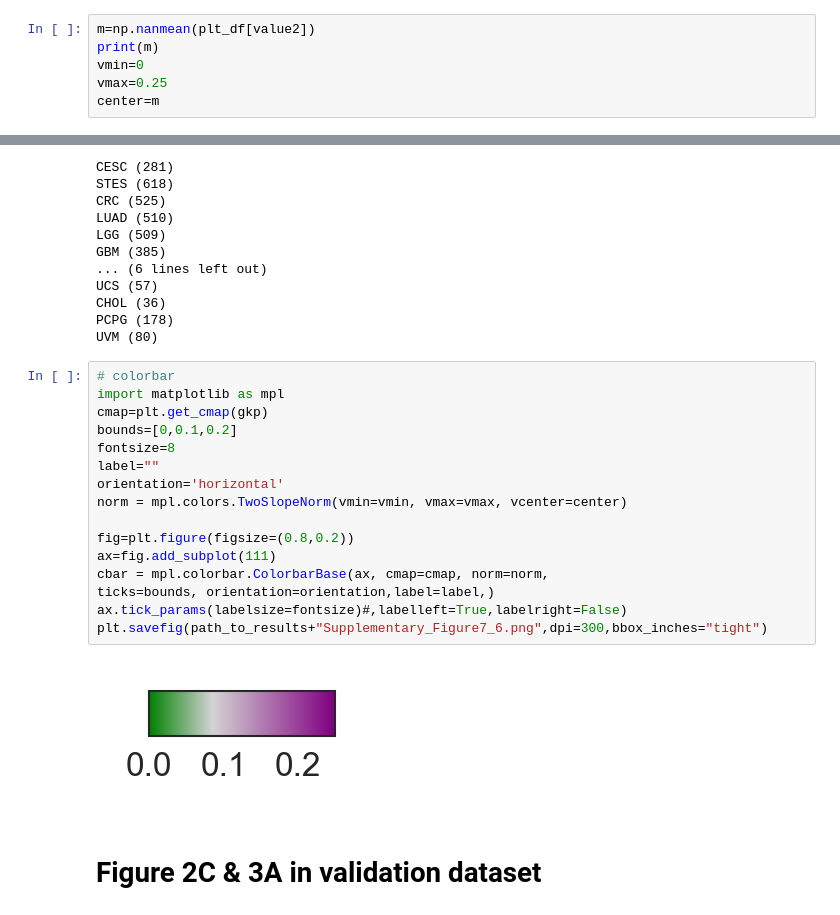
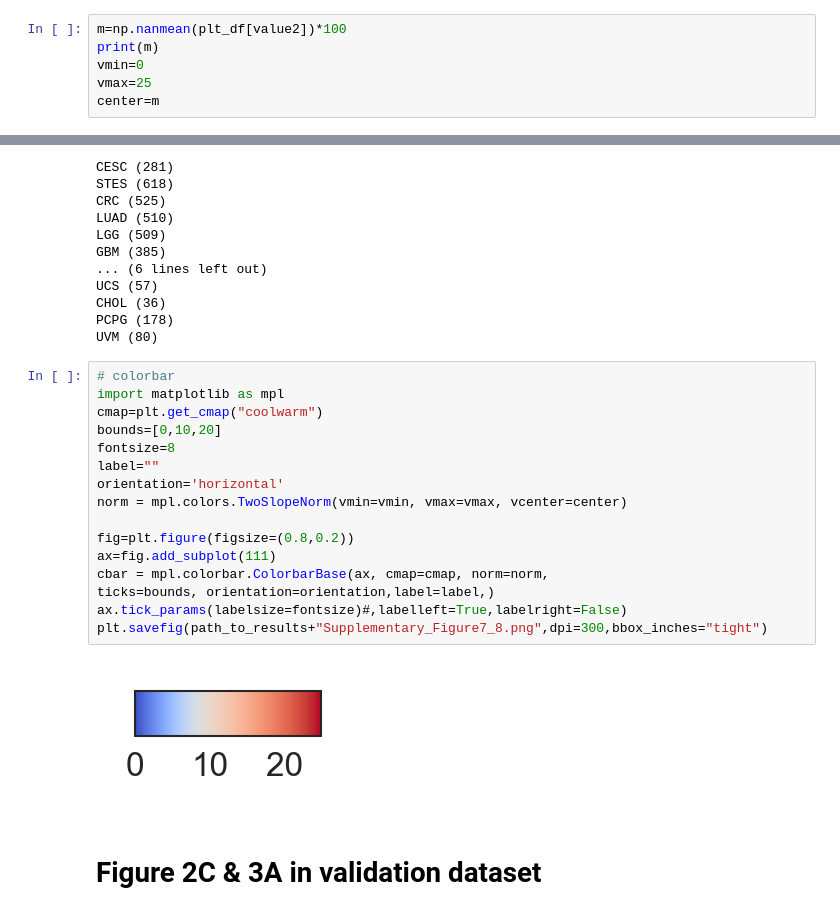
Before and after one commit to shirotak/pancancer_hrd_analysis, a Jupyter notebook: scripts/Figure2_3A.ipynb, the cells around one changed output, grey strips where cells are left out. Drawn from its saved outputs; the diff is of its cells as text.

```diff
--- a/scripts/Figure2_3A.ipynb
+++ b/scripts/Figure2_3A.ipynb
@@ -1381,7 +1414,7 @@ plt.savefig(path_to_results+"Supplementary_Figure7_5.png",dpi=300,bbox_inches="t
 # %%
-m=np.nanmean(plt_df[value2])
+m=np.nanmean(plt_df[value2])*100
 print(m)
 vmin=0
-vmax=0.25
+vmax=25
 center=m
 # %% [output]
@@ -1447,21 +1481,21 @@ UVM (80)
 # %%
 # colorbar
 import matplotlib as mpl
-cmap=plt.get_cmap(gkp)
-bounds=[0,0.1,0.2]
+cmap=plt.get_cmap("coolwarm")
+bounds=[0,10,20]
 fontsize=8
 label=""
 orientation='horizontal'
 norm = mpl.colors.TwoSlopeNorm(vmin=vmin, vmax=vmax, vcenter=center)
 
 fig=plt.figure(figsize=(0.8,0.2))
 ax=fig.add_subplot(111)
 cbar = mpl.colorbar.ColorbarBase(ax, cmap=cmap, norm=norm,
 ticks=bounds, orientation=orientation,label=label,)
 ax.tick_params(labelsize=fontsize)#,labelleft=True,labelright=False)
-plt.savefig(path_to_results+"Supplementary_Figure7_6.png",dpi=300,bbox_inches="tight")
+plt.savefig(path_to_results+"Supplementary_Figure7_8.png",dpi=300,bbox_inches="tight")
 # %% [output]
-[figure, old version]
+[figure, new version]
 # %% [markdown]
 # Figure 2C & 3A in validation dataset
 # %%
```
Also changed, not shown: parts of 12 cells of this notebook, 36 other files.
